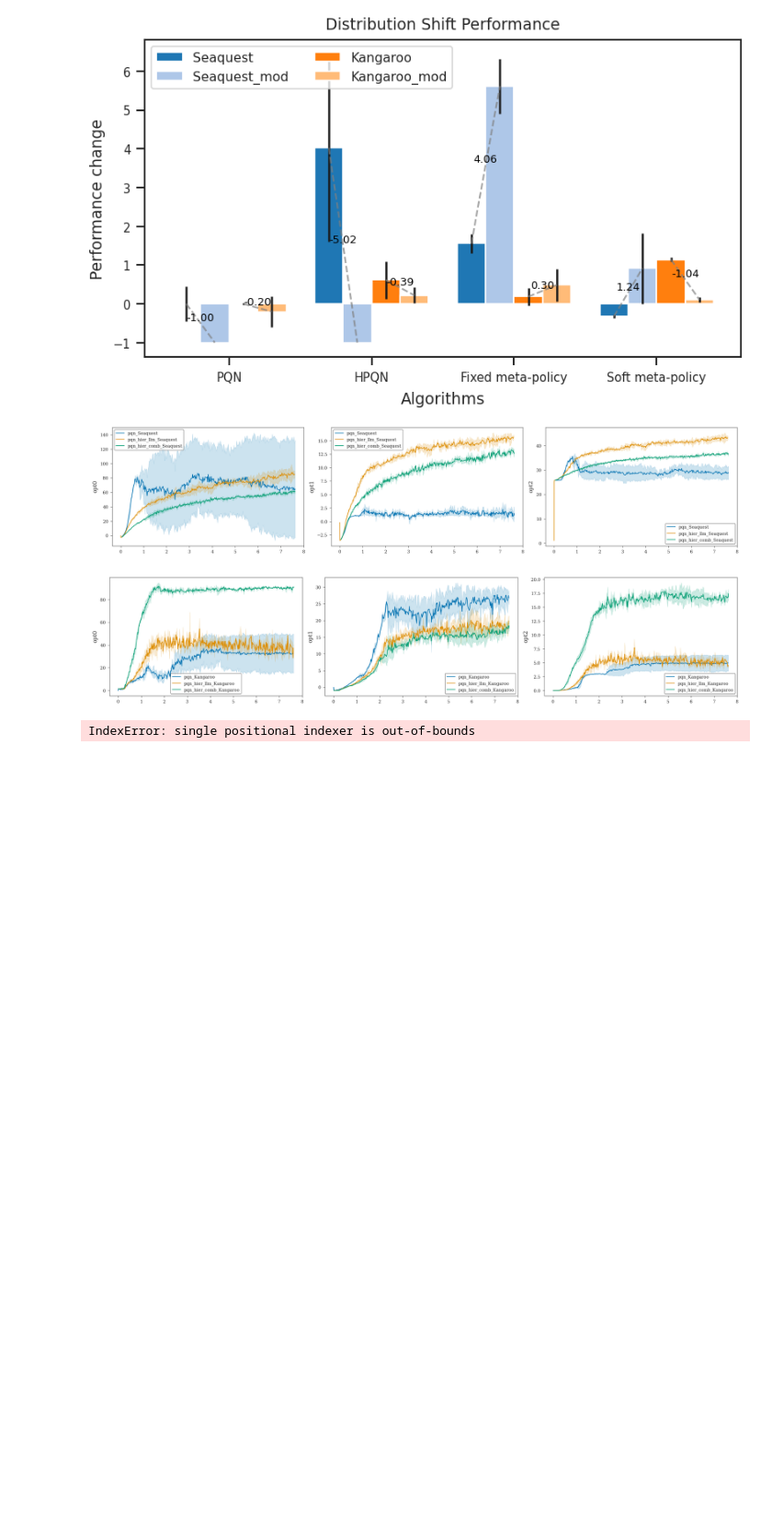
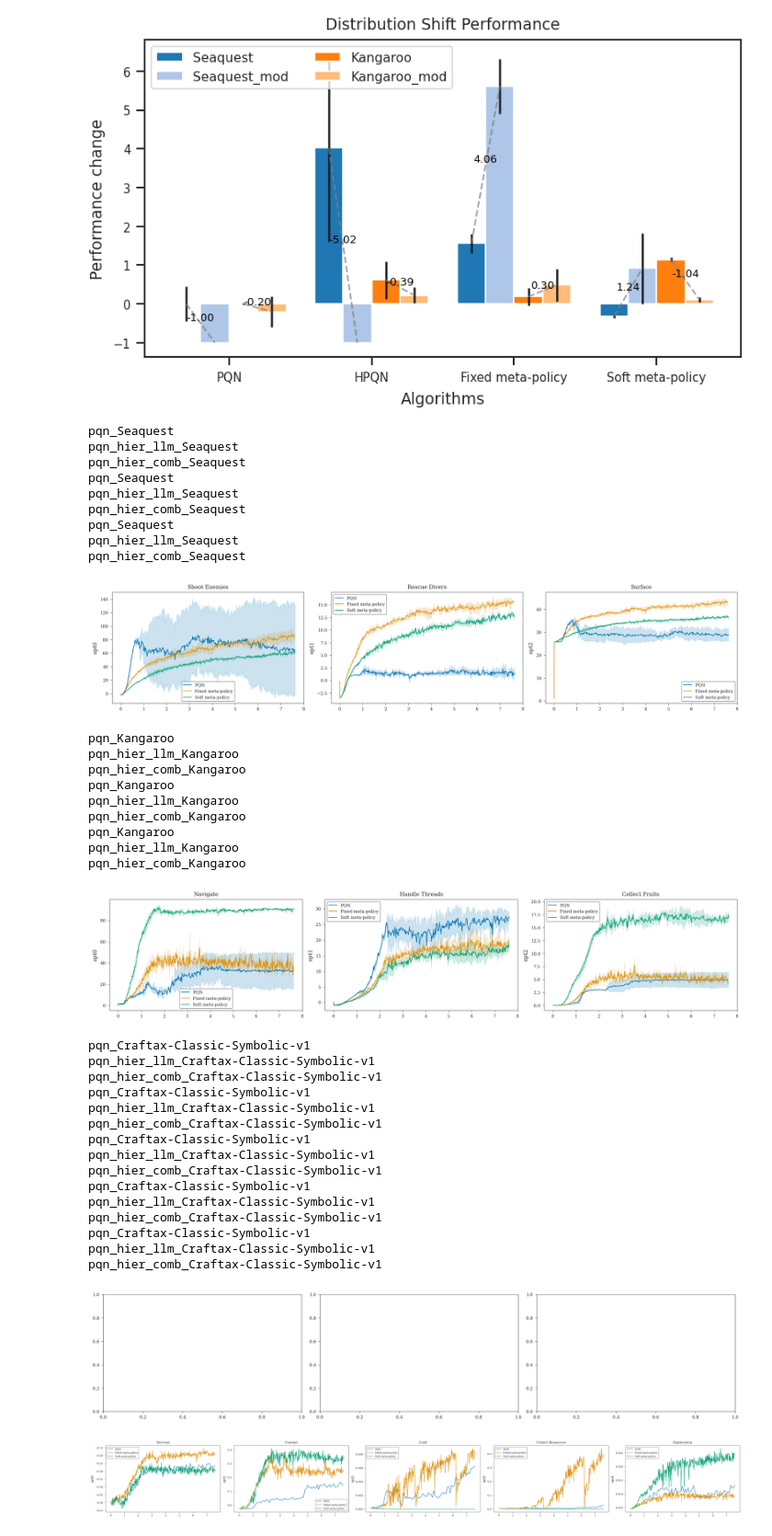
Before and after one commit to remunds/symbolic_options, a Jupyter notebook: src/symbolic_options/plots/plots.ipynb, the cells around one changed output. Shown at 92% size. Cells and saved outputs as stored; diff of their text form; code cells hidden in the pictures; blank space fills up the shorter version.

```diff
--- a/src/symbolic_options/plots/plots.ipynb
+++ b/src/symbolic_options/plots/plots.ipynb
@@ -810,51 +810,86 @@ findfont: Generic family 'serif' not found because none of the following familie
 [figure]
 # %%
 
-def single_reward_plot(game_data, algos, reward_row, ax):
+def single_reward_plot(game_data, algos, reward_row, ax, opt_name):
     # plot the reward (e.g. collect_divers) of all algos
     # sns.set_theme(context="paper", style="ticks")
     colors = sns.color_palette("colorblind")
     # with plt.rc_context(bundles.neurips2024(usetex=False)):
         # fig, ax = plt.subplots()
     for algo in algos:
-        row = game_data[game_data["run_name"] == algo].iloc[0]
+        print(algo)
+        alg = algo
+        if "pqn_hier_comb" in algo and game_data["run_name"].str.contains("Craft").any():
+            alg = "pqn_hier_llm_comb_Craftax-Classic-Symbolic-v1"
+        row = game_data[game_data["run_name"] == alg].iloc[0]
         x_data = row["x_data"]
         means = np.nanmean(row[f"{reward_row}_ret"], axis=0)
         stds = np.nanstd(row[f"{reward_row}_ret"], axis=0)
         # rescale
         # means = (means - np.nanmin(means)) / (np.nanmax(means) - np.nanmin(means) + 1e-8)
         # stds = (stds - np.nanmin(stds)) / (np.nanmax(stds) - np.nanmin(stds) + 1e-8)
         x_data = x_data[:len(means)]
-        ax.plot(x_data, means, label=algo, color=colors[algos.index(algo)], zorder=1)
+        alg_label = get_algorithm_from_name(algo)
+        ax.plot(x_data, means, label=alg_label, color=colors[algos.index(algo)], zorder=1)
         ax.fill_between(x_data, means - stds, means + stds, color=colors[algos.index(algo)], alpha=0.2, zorder=0)
+        ax.set_title(f"{opt_name}")
     ax.set_ylabel(reward_row)
     ax.legend()
 
-def multi_reward_plot(df):
+def multi_reward_plot(df, opt_names):
     # plot all single_reward_plots for all envs
     with plt.rc_context({**bundles.neurips2024(usetex=False), **axes.lines()}):
+        game_name = df["run_name"].iloc[0].split("_")[-1]
         fig, ax = plt.subplots(1, 3, figsize=(15, 3))
-        game_name = df["run_name"].iloc[0].split("_")[-1]
         opts = ["opt0", "opt1", "opt2"]
         if "Craft" in game_name:
+            fig, ax = plt.subplots(1, 5, figsize=(25, 3))
             opts = ["opt0", "opt1", "opt2", "opt3", "opt4"]
         for i, opt in enumerate(opts):
-            single_reward_plot(df, [f"pqn_{game_name}", f"pqn_hier_llm_{game_name}", f"pqn_hier_comb_{game_name}"], opt, ax[i])
+            single_reward_plot(df, [f"pqn_{game_name}", f"pqn_hier_llm_{game_name}", f"pqn_hier_comb_{game_name}"], opt, ax[i], opt_names[i])
     fig.savefig("test.pdf", bbox_inches="tight")
     plt.show()
-
-
-
-# single_reward_plot(seaquest_df, ["pqn_Seaquest", "pqn_hier_llm_Seaquest", "pqn_hier_comb_Seaquest"], "opt0")
-# single_reward_plot(seaquest_df, ["pqn_Seaquest", "pqn_hier_llm_Seaquest", "pqn_hier_comb_Seaquest"], "opt1")
-# single_reward_plot(seaquest_df, ["pqn_Seaquest", "pqn_hier_llm_Seaquest", "pqn_hier_comb_Seaquest"], "opt2")
-# single_reward_plot(kangaroo_df, ["pqn_Kangaroo", "pqn_hier_llm_Kangaroo", "pqn_hier_comb_Kangaroo"], "opt0")
-# single_reward_plot(kangaroo_df, ["pqn_Kangaroo", "pqn_hier_llm_Kangaroo", "pqn_hier_comb_Kangaroo"], "opt1")
-# single_reward_plot(kangaroo_df, ["pqn_Kangaroo", "pqn_hier_llm_Kangaroo", "pqn_hier_comb_Kangaroo"], "opt2")
-multi_reward_plot(seaquest_df)
-multi_reward_plot(kangaroo_df)
-multi_reward_plot(craftax_df)
+seaquest_opt_names = ["Shoot Enemies", "Rescue Divers", "Surface"]
+kangaroo_opt_names = ["Navigate", "Handle Threads", "Collect Fruits"]
+craftax_opt_names = ["Survival", "Combat", "Craft", "Collect Resources", "Exploration"]
+multi_reward_plot(seaquest_df, seaquest_opt_names)
+multi_reward_plot(kangaroo_df, kangaroo_opt_names)
+multi_reward_plot(craftax_df, craftax_opt_names)
 # %% [output]
+pqn_Seaquest
+pqn_hier_llm_Seaquest
+pqn_hier_comb_Seaquest
+pqn_Seaquest
+pqn_hier_llm_Seaquest
+pqn_hier_comb_Seaquest
+pqn_Seaquest
+pqn_hier_llm_Seaquest
+pqn_hier_comb_Seaquest
-[figure, old version]
+[figure, new version]
+pqn_Kangaroo
+pqn_hier_llm_Kangaroo
+pqn_hier_comb_Kangaroo
+pqn_Kangaroo
+pqn_hier_llm_Kangaroo
+pqn_hier_comb_Kangaroo
+pqn_Kangaroo
+pqn_hier_llm_Kangaroo
+pqn_hier_comb_Kangaroo
-[figure, old version]
+[figure, new version]
-IndexError: single positional indexer is out-of-bounds
+pqn_Craftax-Classic-Symbolic-v1
+pqn_hier_llm_Craftax-Classic-Symbolic-v1
+pqn_hier_comb_Craftax-Classic-Symbolic-v1
+pqn_Craftax-Classic-Symbolic-v1
+pqn_hier_llm_Craftax-Classic-Symbolic-v1
+pqn_hier_comb_Craftax-Classic-Symbolic-v1
+pqn_Craftax-Classic-Symbolic-v1
+pqn_hier_llm_Craftax-Classic-Symbolic-v1
+pqn_hier_comb_Craftax-Classic-Symbolic-v1
+pqn_Craftax-Classic-Symbolic-v1
+pqn_hier_llm_Craftax-Classic-Symbolic-v1
+pqn_hier_comb_Craftax-Classic-Symbolic-v1
+pqn_Craftax-Classic-Symbolic-v1
+pqn_hier_llm_Craftax-Classic-Symbolic-v1
+pqn_hier_comb_Craftax-Classic-Symbolic-v1
+[figure, added]
+[figure, added]
```
Also changed, not shown: parts of 2 cells of this notebook, 10 other files.
